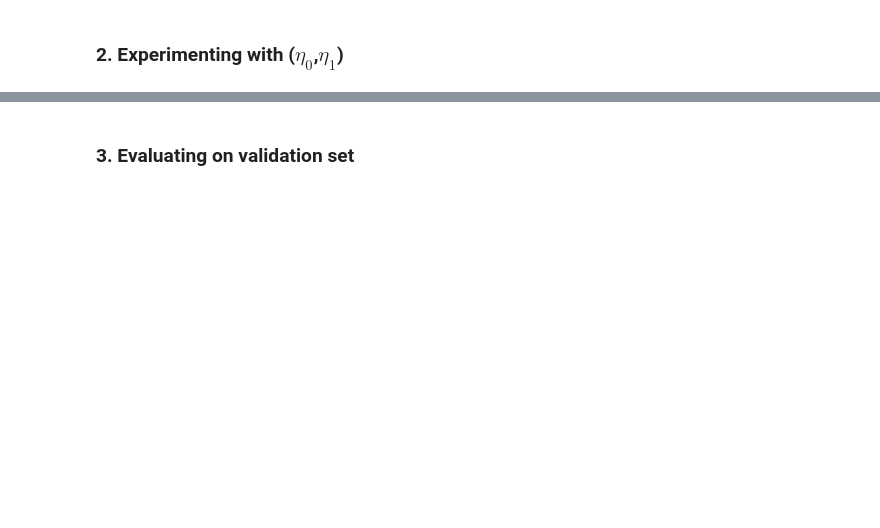
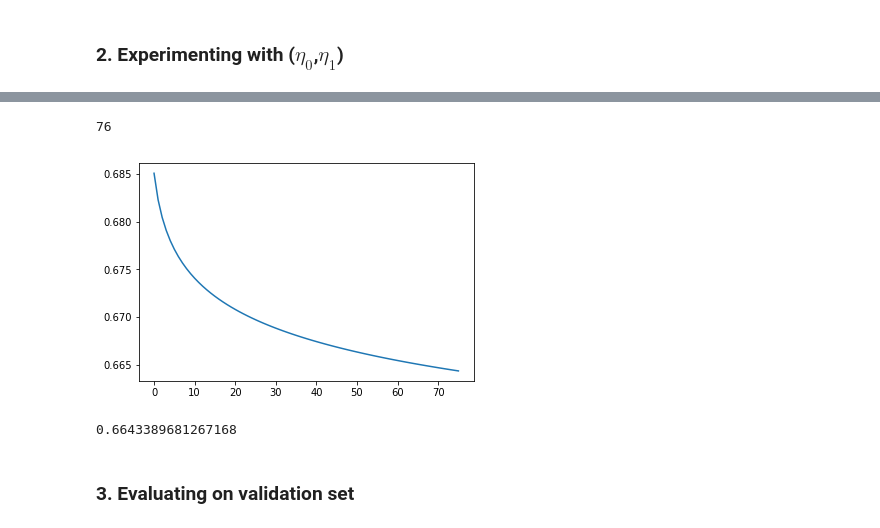
Before and after one commit to zanvat41/Logistic-Regression, a Jupyter notebook: logistic_regression.ipynb, the cells around one changed output, grey strips where cells are left out. Cells and saved outputs as stored; diff of their text form; code cells hidden in the pictures; blank space fills up the shorter version.

```diff
--- a/logistic_regression.ipynb
+++ b/logistic_regression.ipynb
@@ -207,5 +305,13 @@ Final value of L($\theta$) = __
 # %%
 # (b) For best (eta_0, eta_1) plot L(theta) vs num_epochs
+print(len(L_thetas2))
+plt.plot(range(len(L_thetas2)), L_thetas2)
+plt.show()
+print(L_thetas2[-1])
+# %% [output]
+76
+[figure, added]
+0.6643389681267168
 # %% [markdown]
 ### 3. Evaluating on validation set
 # %%
```
Also changed, not shown: parts of 19 cells of this notebook.
